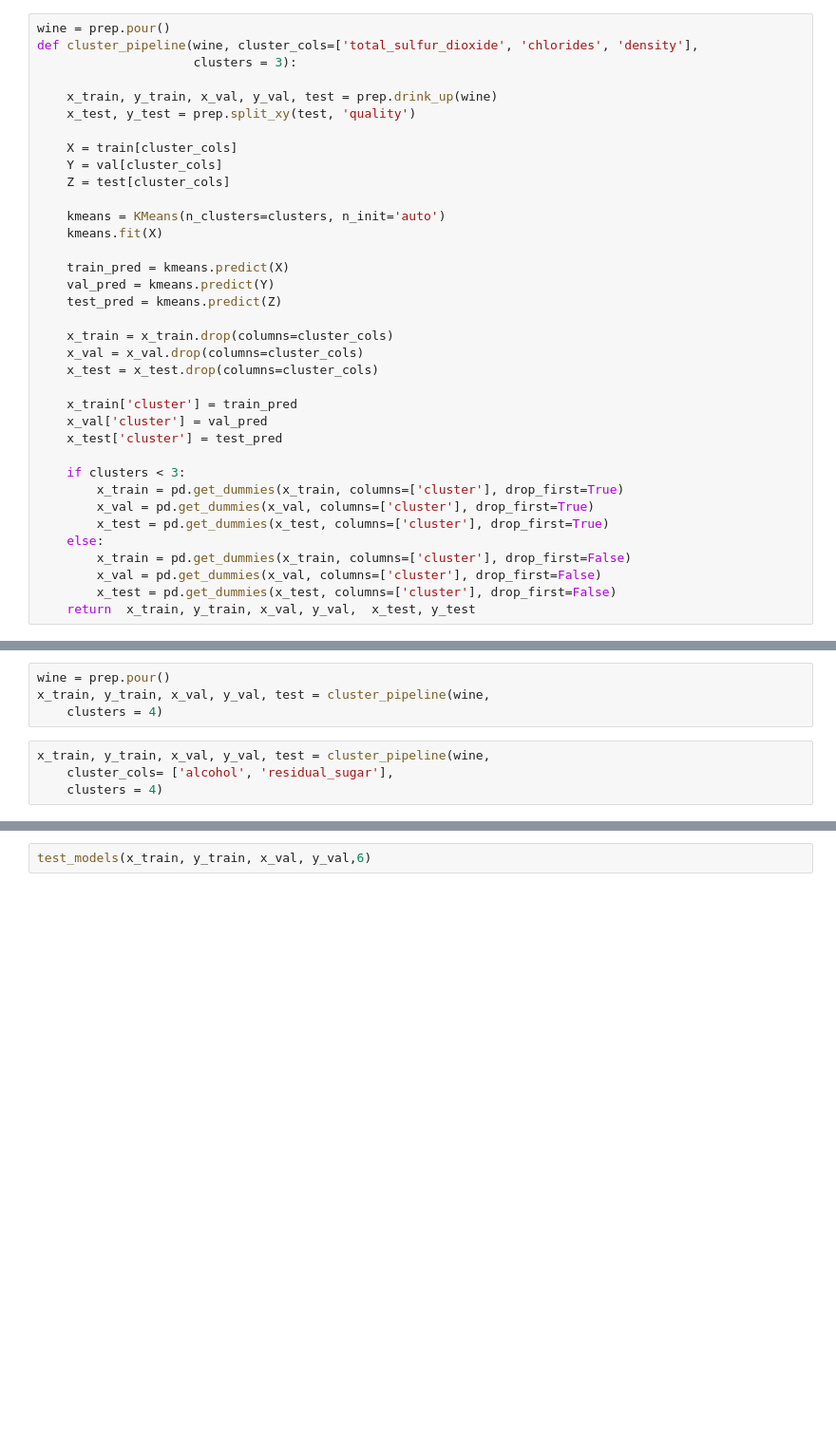
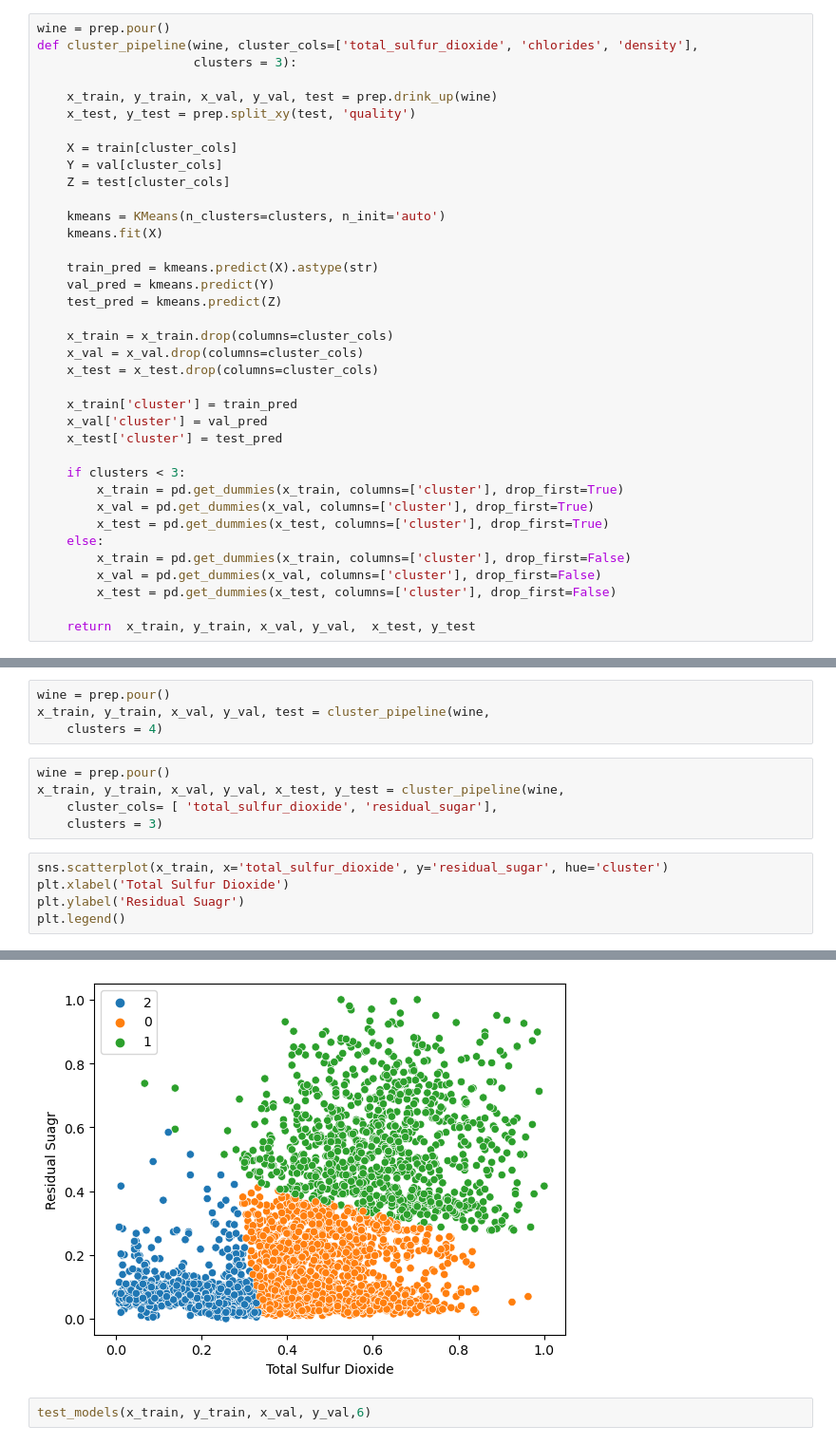
Before and after one commit to nick-edwige-clustering-project/wine-clustering-project, a Jupyter notebook: modeling.ipynb, the cells around one changed output, grey strips where cells are left out. Shown at 95% size. Saved outputs shown, nothing was run; the diff lists cells and outputs as text; blank space fills up the shorter version.

```diff
--- a/modeling.ipynb
+++ b/modeling.ipynb
@@ -450,7 +450,7 @@ def cluster_pipeline(wine, cluster_cols=['total_sulfur_dioxide', 'chlorides', 'd
     kmeans = KMeans(n_clusters=clusters, n_init='auto')
     kmeans.fit(X)
 
-    train_pred = kmeans.predict(X)
+    train_pred = kmeans.predict(X).astype(str)
     val_pred = kmeans.predict(Y)
     test_pred = kmeans.predict(Z)
 
@@ -470,6 +470,7 @@ def cluster_pipeline(wine, cluster_cols=['total_sulfur_dioxide', 'chlorides', 'd
         x_train = pd.get_dummies(x_train, columns=['cluster'], drop_first=False)
         x_val = pd.get_dummies(x_val, columns=['cluster'], drop_first=False)
         x_test = pd.get_dummies(x_test, columns=['cluster'], drop_first=False)
+
     return  x_train, y_train, x_val, y_val,  x_test, y_test
 # %%
 wine = prep.pour()
@@ -528,6 +529,13 @@ wine = prep.pour()
 x_train, y_train, x_val, y_val, test = cluster_pipeline(wine,
     clusters = 4)
 # %%
-x_train, y_train, x_val, y_val, test = cluster_pipeline(wine,
-    cluster_cols= ['alcohol', 'residual_sugar'],
-    clusters = 4)
+wine = prep.pour()
+x_train, y_train, x_val, y_val, x_test, y_test = cluster_pipeline(wine,
+    cluster_cols= [ 'total_sulfur_dioxide', 'residual_sugar'],
+    clusters = 3)
+# %%
+sns.scatterplot(x_train, x='total_sulfur_dioxide', y='residual_sugar', hue='cluster')
+plt.xlabel('Total Sulfur Dioxide')
+plt.ylabel('Residual Suagr')
+plt.legend()
+# %% [output]
@@ -534,3 +543,4 @@ x_train, y_train, x_val, y_val, test = cluster_pipeline(wine,
+[figure, added]
 # %%
 test_models(x_train, y_train, x_val, y_val,6)
 # %% [output]
```
Also changed, not shown: parts of 6 cells of this notebook.
